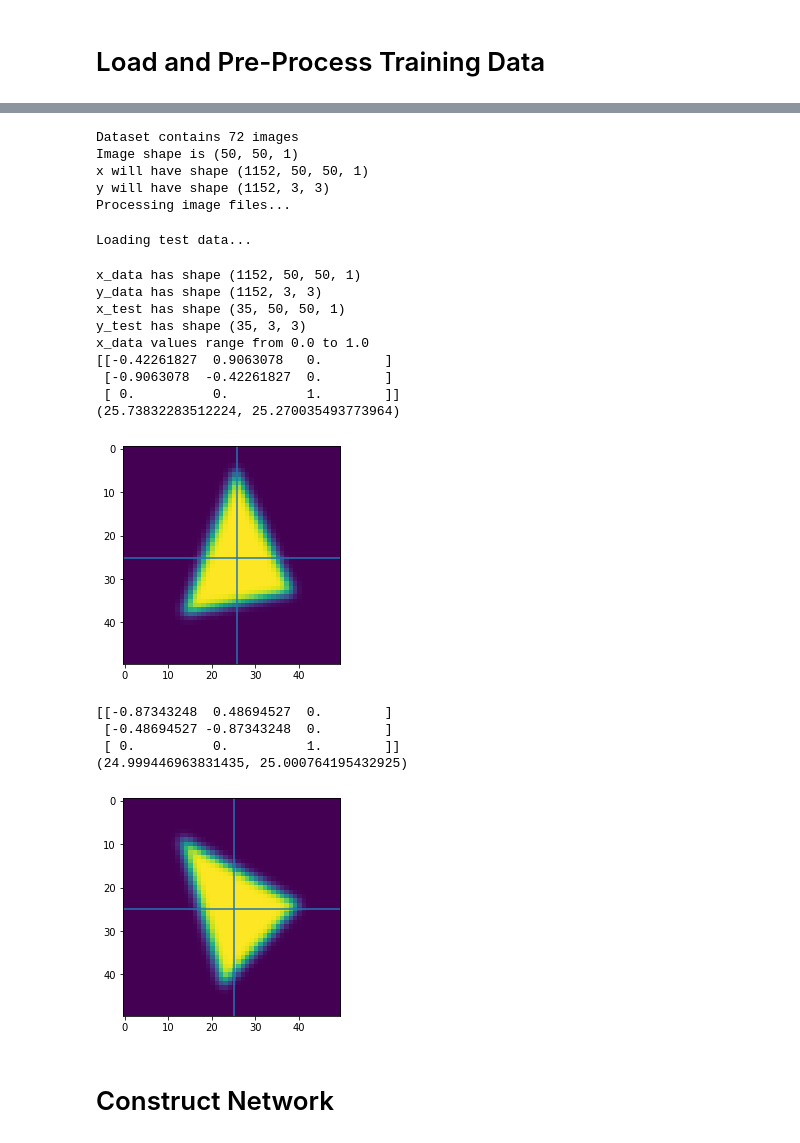
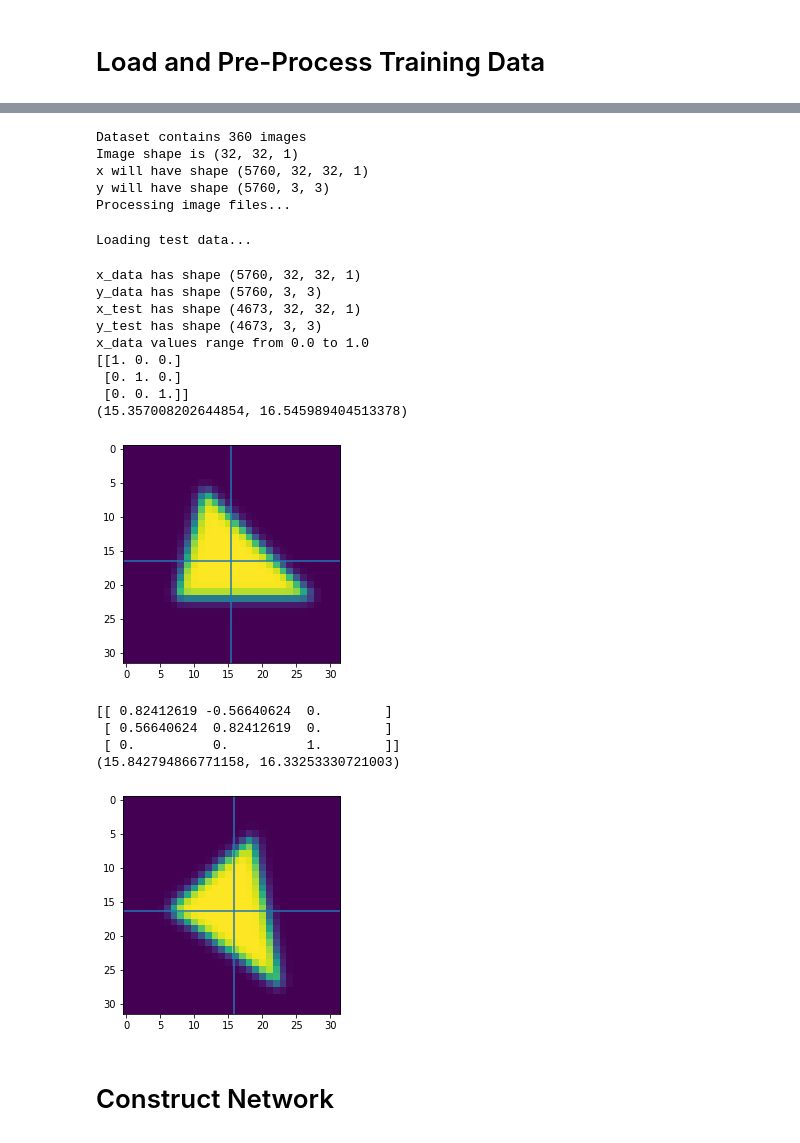
Before and after one commit to SEMOrientation/Y4ProjectNotebooks, a Jupyter notebook: 2D_Network.ipynb, the cells around one changed output, grey strips where cells are left out. Drawn from its saved outputs; the diff is of its cells as text; code cells hidden in the pictures.

Commit message:
Refactor data loading into a new object

```diff
--- a/2D_Network.ipynb
+++ b/2D_Network.ipynb
@@ -7,8 +26,8 @@ Requirement already satisfied: pillow in /usr/local/lib/python3.7/dist-packages
 # %% [markdown]
 # Download Dataset
 # %%
-DATASET_FILE = "scalene_triangle_0_355_step5_randomdisp_randomtest.zip"
-DATASET_DIR = "scalene_triangle_0_355_step5_randomdisp_randomtest"
+DATASET_FILE = "scalene_triangle_0_355_step5_randomdisp_5000randomtest.zip"
+DATASET_DIR = "scalene_triangle_0_355_step5_randomdisp_5000randomtest"
 !rm -rf "$DATASET_DIR"
 !curl -L https://github.com/joshbarrass/Y4ProjectNotebooks/raw/master/$DATASET_FILE > "$DATASET_FILE"
 !unzip -d "$DATASET_DIR" "$DATASET_FILE" > /dev/null
@@ -76,7 +96,13 @@ def SO3_distance(M1, M2):
   scalar part."""
   x1, y1, z1, w1 = R.from_matrix(M1).as_quat()
   x2, y2, z2, w2 = R.from_matrix(M2).as_quat()
-  return np.rad2deg(2*np.arccos(w1*w2 + x1*x2 + y1*y2 + z1*z2))
+  angle = np.rad2deg(2*np.arccos(w1*w2 + x1*x2 + y1*y2 + z1*z2))
+  # maximum rotation away from a given angle is 180 degrees
+  # any further and you reduce the angle by rotating the opposite direction
+  # some edge cases produce angles > 180 degrees, so rectify these
+  if angle > 180:
+    return 360 - angle
+  return angle
 
 ### TEST SO3_distance
 test_tolerance = 0.001
@@ -161,31 +309,24 @@ def centre_image(a: np.ndarray, target_centre=(0,0)):
 # %%
-import os
-import random
-from scipy.spatial.transform import Rotation as R
-from PIL import ImageFilter
-from tqdm.notebook import tqdm
-from matplotlib import pyplot as plt
-
 def polar_to_cartesian(r, theta):
   r = np.abs(r)
   return r*np.cos(theta), r*np.sin(theta)
 
 random.seed(0)
 
-RESIZE_SHAPE = (50, 50) # (x, y)
+RESIZE_SHAPE = (32, 32) # (x, y)
 
-GAUSS_RADIUS = 1
+GAUSS_RADIUS = 1 * RESIZE_SHAPE[0]/50
 image_filter = ImageFilter.GaussianBlur(radius=GAUSS_RADIUS)
 
 # displace the centre randomly
 AUGMENT_CENTRE = True
 CENTRE_AUGMENTATIONS = 16 if AUGMENT_CENTRE else 1
-CENTRE_AUGMENTATION_SIGMA = 2
+CENTRE_AUGMENTATION_SIGMA = 2 * RESIZE_SHAPE[0]/50
 
 # dataset size increase factor due to augmentations
 AUG_MULTIPLIER = 1 * CENTRE_AUGMENTATIONS
 
-image_files = os.listdir(os.path.join(DATASET_DIR, "train"))
+image_files = sorted(os.listdir(os.path.join(DATASET_DIR, "train")))
 total_images = len(image_files)
 print(f"Dataset contains {total_images} images")
 if total_images == 0:
@@ -206,7 +347,11 @@ def process_image(imf, augment_centre=False):
   im = im.resize(RESIZE_SHAPE)
   im = im.filter(image_filter) # blur early to simulate imperfect focus
   im = np.array(im).T # gives image with correct shape for centring
-  angle = float(os.path.splitext(os.path.basename(imf))[0])
+  angle = os.path.splitext(os.path.basename(imf))[0]
+  if "_" in angle: # multiple examples; separate out the angle from the index
+    angle = angle.split("_")[1]
+  angle = float(angle)
+  assert angle >= 0 and angle < 360
   rot_matrix = R.from_euler("zyx", (angle, 0, 0), True).as_matrix()
 
   # return now if no augmentations needed
@@ -249,51 +394,51 @@ for i, imf in tqdm(enumerate(test_image_files), total=total_test_images):
 print(f"x_data has shape {x_data.shape}")
 print(f"y_data has shape {y_data.shape}")
 print(f"x_test has shape {x_test.shape}")
 print(f"y_test has shape {y_test.shape}")
 
 print(f"x_data values range from {np.min(x_data)} to {np.max(x_data)}")
 
 im0 = x_data[0,:,:].reshape(RESIZE_SHAPE).T
 rot0 = y_data[0]
 plt.imshow(im0)
 COM = ndimage.measurements.center_of_mass(im0.T)
 plt.axvline(COM[0])
 plt.axhline(COM[1])
 print(rot0)
 print(COM)
 plt.show()
 
 im1 = x_test[1,:,:].reshape(RESIZE_SHAPE).T
 rot1 = y_test[1]
 plt.imshow(im1)
 COM = ndimage.measurements.center_of_mass(im1.T)
 plt.axvline(COM[0])
 plt.axhline(COM[1])
 print(rot1)
 print(COM)
 plt.show()
 # %% [output]
-Dataset contains 72 images
-Image shape is (50, 50, 1)
-x will have shape (1152, 50, 50, 1)
-y will have shape (1152, 3, 3)
+Dataset contains 360 images
+Image shape is (32, 32, 1)
+x will have shape (5760, 32, 32, 1)
+y will have shape (5760, 3, 3)
 Processing image files...
 Loading test data...
-x_data has shape (1152, 50, 50, 1)
-y_data has shape (1152, 3, 3)
-x_test has shape (35, 50, 50, 1)
-y_test has shape (35, 3, 3)
+x_data has shape (5760, 32, 32, 1)
+y_data has shape (5760, 3, 3)
+x_test has shape (4673, 32, 32, 1)
+y_test has shape (4673, 3, 3)
 x_data values range from 0.0 to 1.0
-[[-0.42261827  0.9063078   0.        ]
- [-0.9063078  -0.42261827  0.        ]
- [ 0.          0.          1.        ]]
-(25.73832283512224, 25.270035493773964)
+[[1. 0. 0.]
+ [0. 1. 0.]
+ [0. 0. 1.]]
+(15.357008202644854, 16.545989404513378)
-[figure, old version]
+[figure, new version]
-[[-0.87343248  0.48694527  0.        ]
- [-0.48694527 -0.87343248  0.        ]
+[[ 0.82412619 -0.56640624  0.        ]
+ [ 0.56640624  0.82412619  0.        ]
  [ 0.          0.          1.        ]]
-(24.999446963831435, 25.000764195432925)
+(15.842794866771158, 16.33253330721003)
-[figure, old version]
+[figure, new version]
 # %% [markdown]
 # Construct Network
 # %%
```
Also changed, not shown: parts of 18 cells of this notebook.
